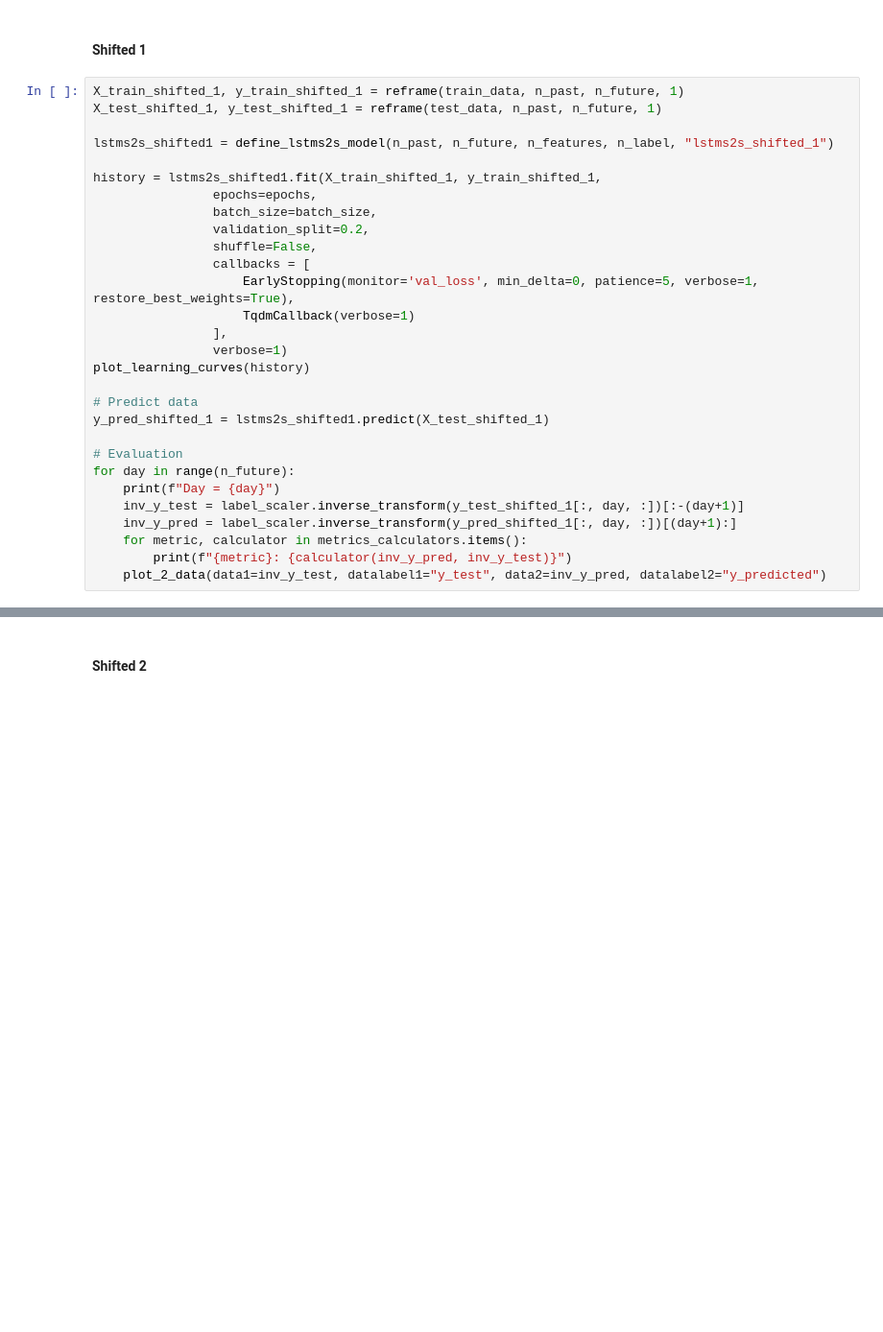
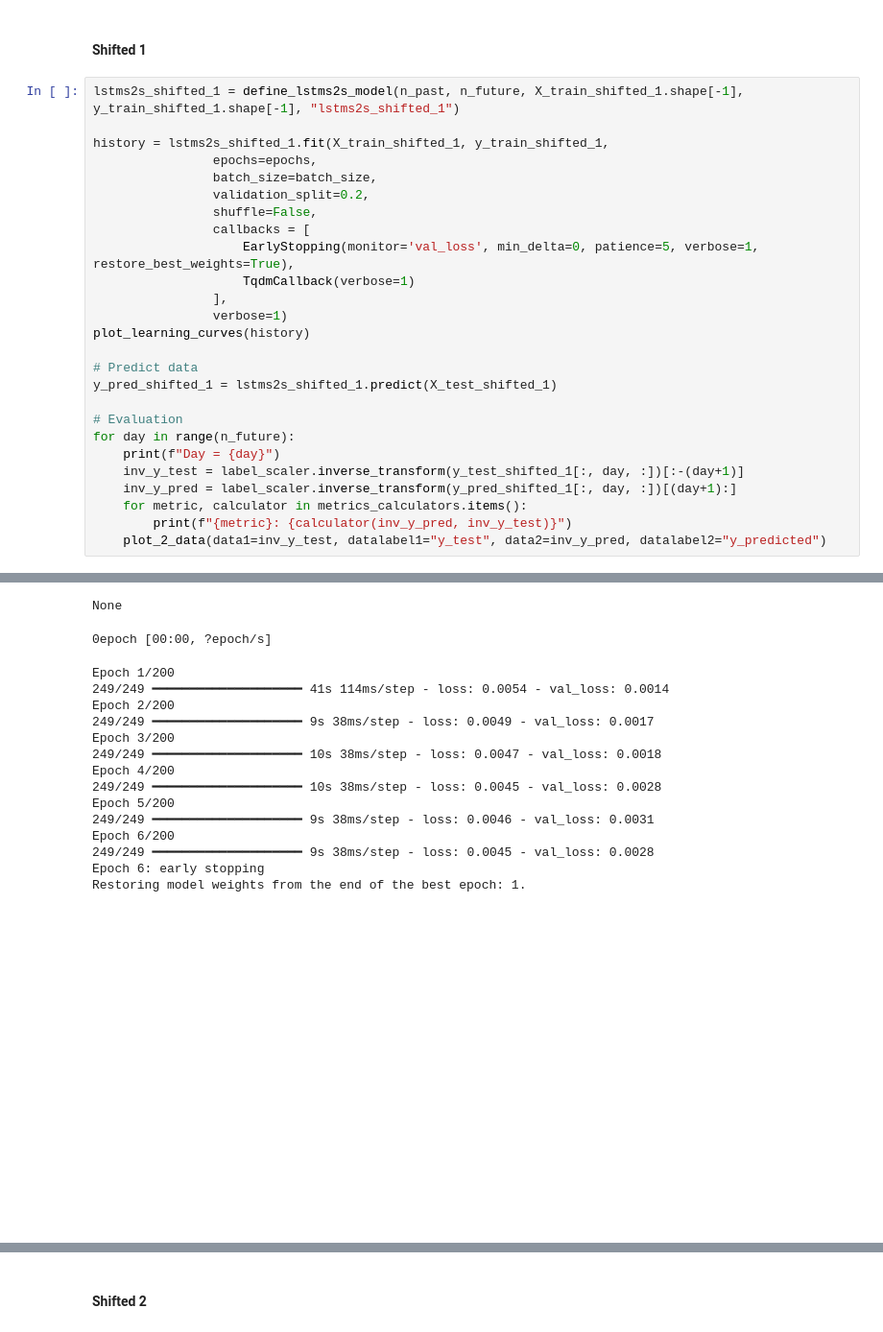
Before and after one commit to tphiepbk/air_quality_index_project, a Jupyter notebook: 9.1_predict_pm25_using_merged_pm_data_from_Viet_with_station_and_time.ipynb, the cells around one changed output, grey strips where cells are left out. Shown at 96% size. Cells and saved outputs as stored; diff of their text form; blank space fills up the shorter version.

```diff
--- a/9.1_predict_pm25_using_merged_pm_data_from_Viet_with_station_and_time.ipynb
+++ b/9.1_predict_pm25_using_merged_pm_data_from_Viet_with_station_and_time.ipynb
@@ -303,12 +447,9 @@ for day in range(n_future):
 # %% [markdown]
 #### Shifted 1
 # %%
-X_train_shifted_1, y_train_shifted_1 = reframe(train_data, n_past, n_future, 1)
-X_test_shifted_1, y_test_shifted_1 = reframe(test_data, n_past, n_future, 1)
+lstms2s_shifted_1 = define_lstms2s_model(n_past, n_future, X_train_shifted_1.shape[-1], y_train_shifted_1.shape[-1], "lstms2s_shifted_1")
 
-lstms2s_shifted1 = define_lstms2s_model(n_past, n_future, n_features, n_label, "lstms2s_shifted_1")
-
-history = lstms2s_shifted1.fit(X_train_shifted_1, y_train_shifted_1,
+history = lstms2s_shifted_1.fit(X_train_shifted_1, y_train_shifted_1,
                 epochs=epochs,
                 batch_size=batch_size,
                 validation_split=0.2,
@@ -321,7 +462,7 @@ history = lstms2s_shifted1.fit(X_train_shifted_1, y_train_shifted_1,
 plot_learning_curves(history)
 
 # Predict data
-y_pred_shifted_1 = lstms2s_shifted1.predict(X_test_shifted_1)
+y_pred_shifted_1 = lstms2s_shifted_1.predict(X_test_shifted_1)
 
 # Evaluation
 for day in range(n_future):
@@ -331,3 +472,4 @@ for day in range(n_future):
     for metric, calculator in metrics_calculators.items():
         print(f"{metric}: {calculator(inv_y_pred, inv_y_test)}")
     plot_2_data(data1=inv_y_test, datalabel1="y_test", data2=inv_y_pred, datalabel2="y_predicted")
+# %% [output]
@@ -333,0 +497,17 @@ for day in range(n_future):
+None
+0epoch [00:00, ?epoch/s]
+Epoch 1/200
+249/249 ━━━━━━━━━━━━━━━━━━━━ 41s 114ms/step - loss: 0.0054 - val_loss: 0.0014
+Epoch 2/200
+249/249 ━━━━━━━━━━━━━━━━━━━━ 9s 38ms/step - loss: 0.0049 - val_loss: 0.0017
+Epoch 3/200
+249/249 ━━━━━━━━━━━━━━━━━━━━ 10s 38ms/step - loss: 0.0047 - val_loss: 0.0018
+Epoch 4/200
+249/249 ━━━━━━━━━━━━━━━━━━━━ 10s 38ms/step - loss: 0.0045 - val_loss: 0.0028
+Epoch 5/200
+249/249 ━━━━━━━━━━━━━━━━━━━━ 9s 38ms/step - loss: 0.0046 - val_loss: 0.0031
+Epoch 6/200
+249/249 ━━━━━━━━━━━━━━━━━━━━ 9s 38ms/step - loss: 0.0045 - val_loss: 0.0028
+Epoch 6: early stopping
+Restoring model weights from the end of the best epoch: 1.
+[figure, added]
```
Also changed, not shown: parts of 22 cells of this notebook.
